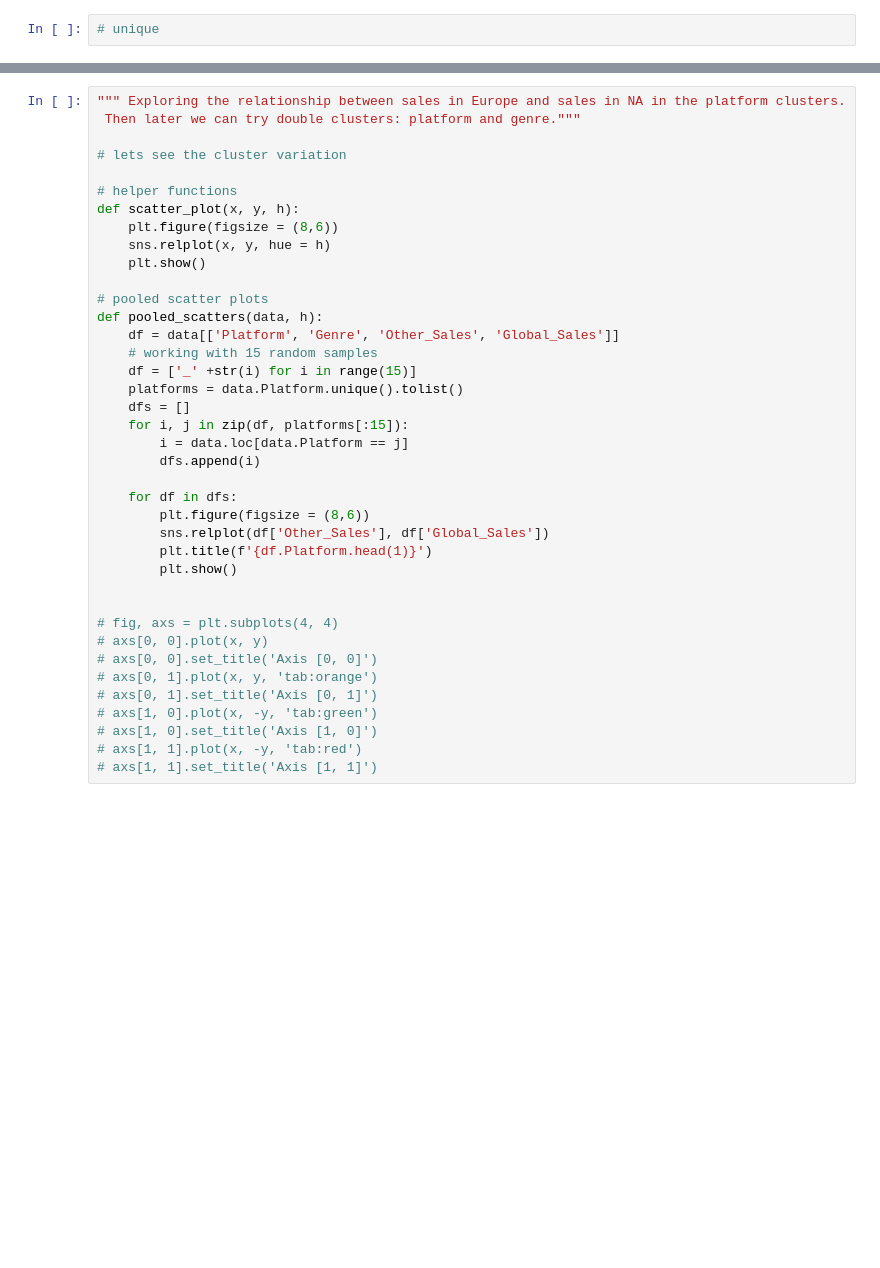
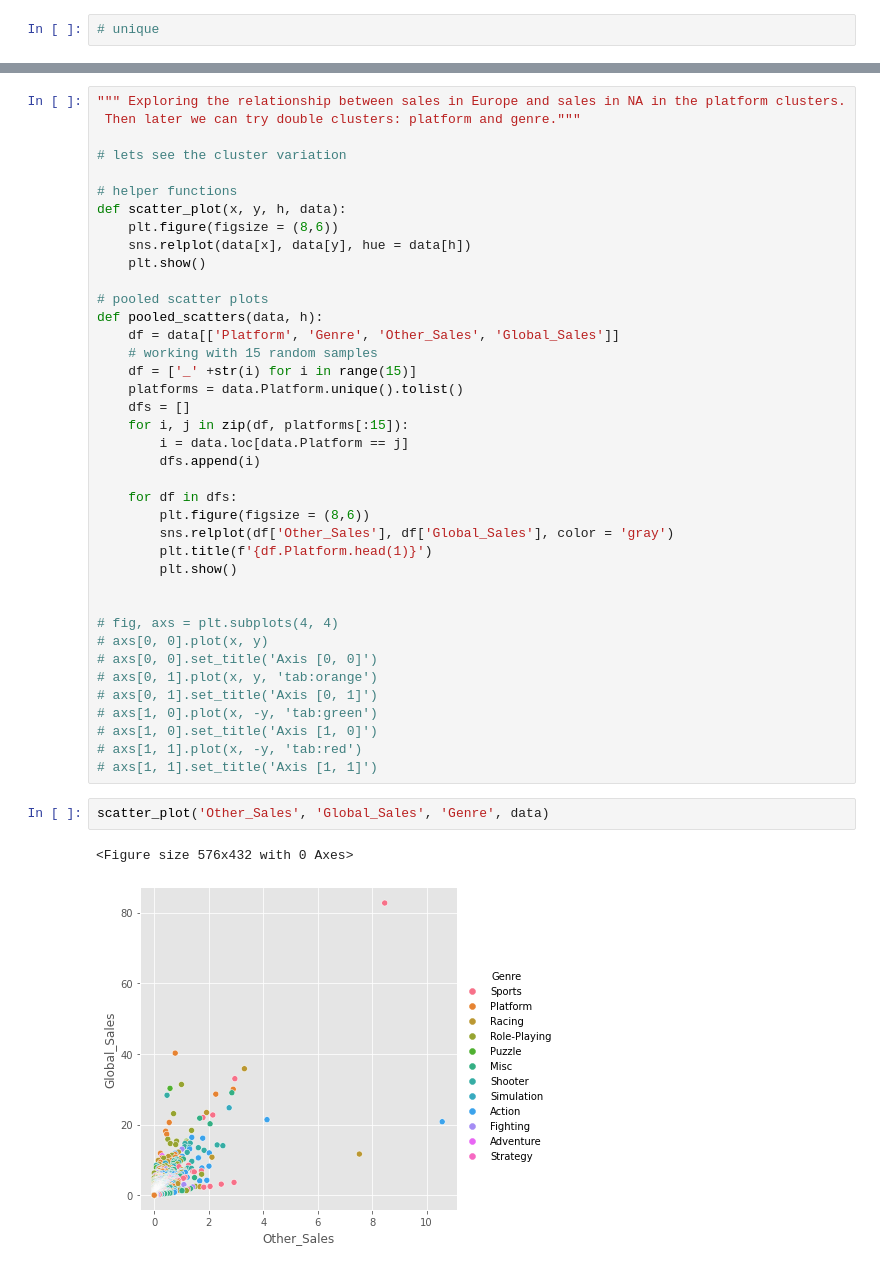
Before and after one commit to ada-k/HierarchicalModeling, a Jupyter notebook: hm.ipynb, the cells around one changed output, grey strips where cells are left out. Cells and saved outputs as stored; diff of their text form; blank space fills up the shorter version.

```diff
--- a/hm.ipynb
+++ b/hm.ipynb
@@ -83,9 +85,9 @@ sns.relplot(df['Other_Sales'], df['Global_Sales'])
 # lets see the cluster variation
 
 # helper functions
-def scatter_plot(x, y, h):
+def scatter_plot(x, y, h, data):
     plt.figure(figsize = (8,6))
-    sns.relplot(x, y, hue = h)
+    sns.relplot(data[x], data[y], hue = data[h])
     plt.show()
 
 # pooled scatter plots
@@ -101,7 +103,7 @@ def pooled_scatters(data, h):
 
     for df in dfs:
         plt.figure(figsize = (8,6))
-        sns.relplot(df['Other_Sales'], df['Global_Sales'])
+        sns.relplot(df['Other_Sales'], df['Global_Sales'], color = 'gray')
         plt.title(f'{df.Platform.head(1)}')
         plt.show()
 
@@ -115,4 +117,9 @@ def pooled_scatters(data, h):
 # axs[1, 0].set_title('Axis [1, 0]')
 # axs[1, 1].plot(x, -y, 'tab:red')
 # axs[1, 1].set_title('Axis [1, 1]')
+# %%
+scatter_plot('Other_Sales', 'Global_Sales', 'Genre', data)
+# %% [output]
+<Figure size 576x432 with 0 Axes>
+[figure, added]
 # %%
```
Also changed, not shown: parts of 24 cells of this notebook.
